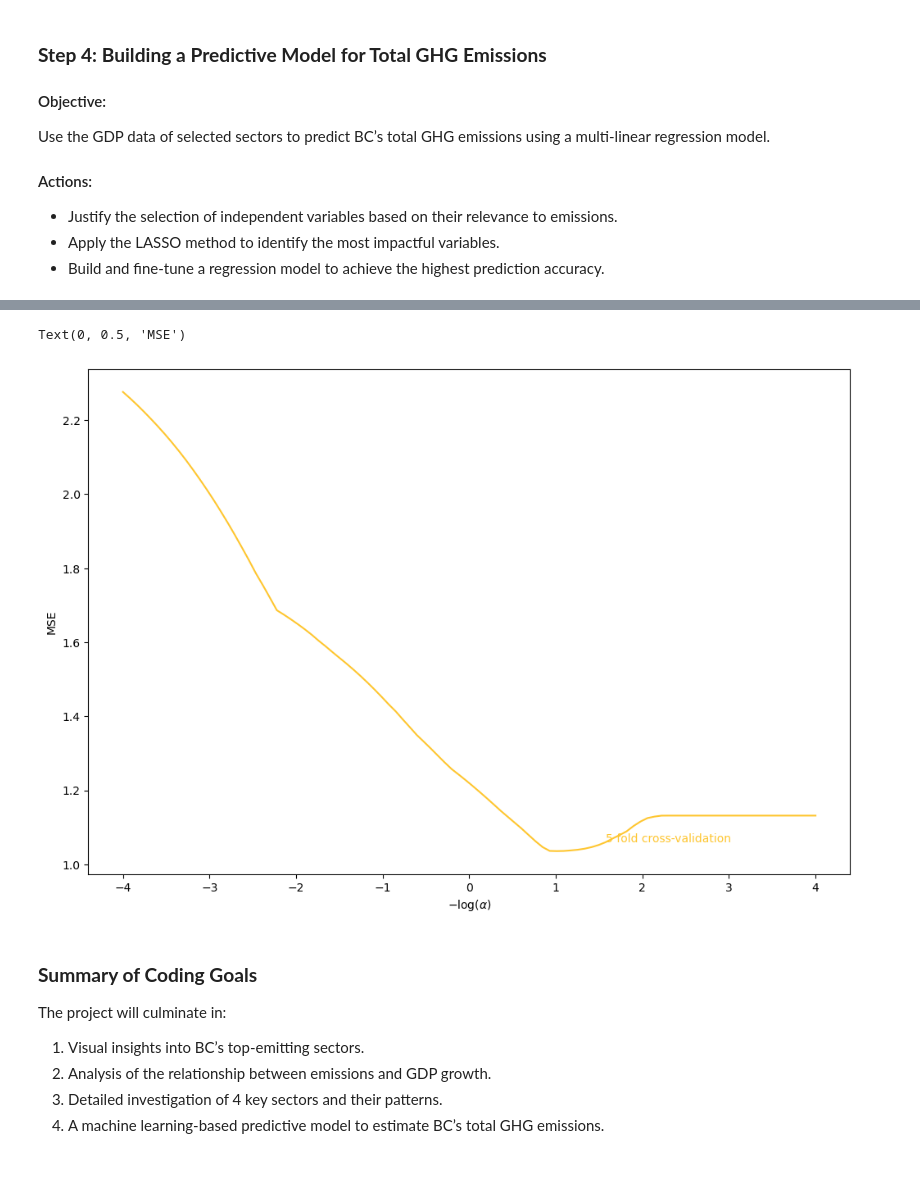
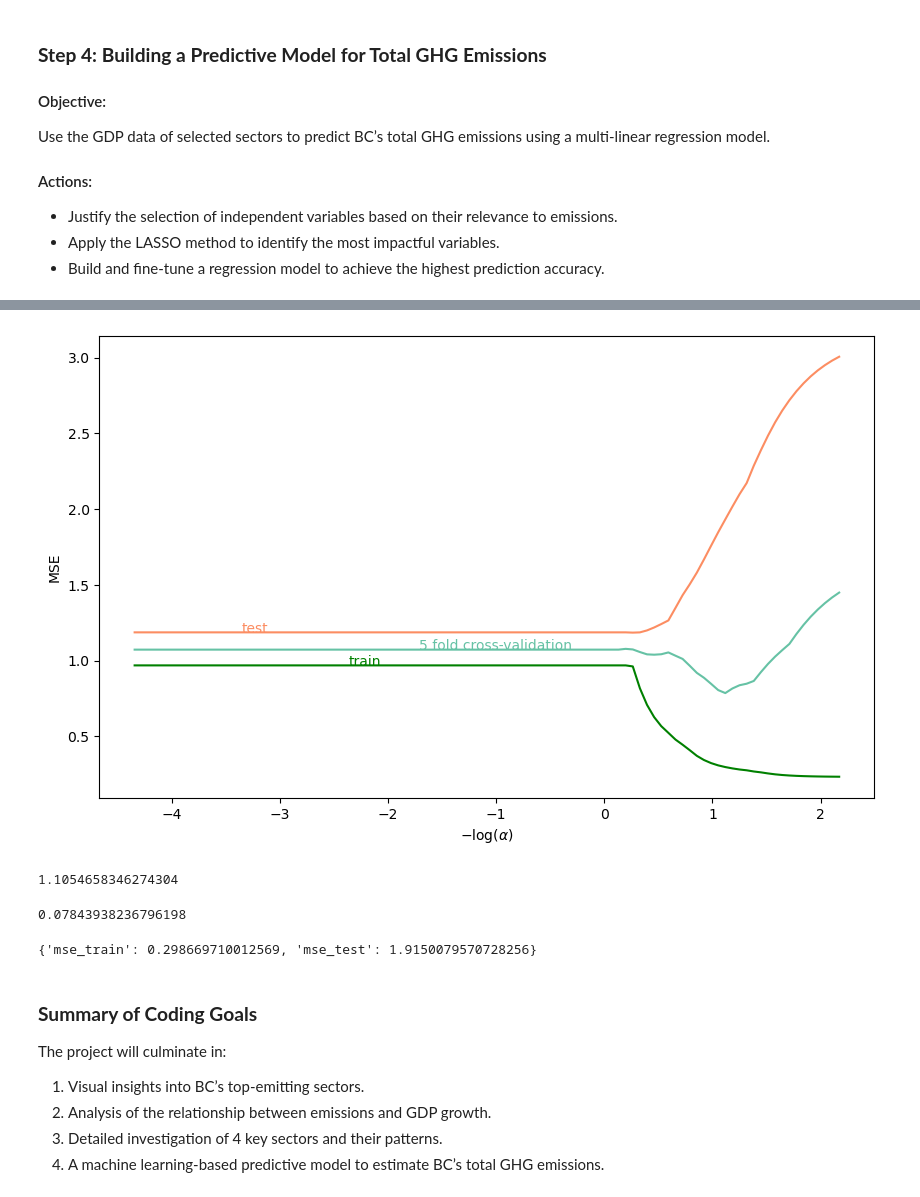
Before and after one commit to TuanTHoang/ECON-323-Group-Project, a Jupyter notebook: Carbon Emission Group Project - Mike-Winston Dec.14.ipynb, the cells around one changed output, grey strips where cells are left out. Cells and saved outputs as stored; diff of their text form; code cells hidden in the pictures; blank space fills up the shorter version.

```diff
--- a/Carbon Emission Group Project - Mike-Winston Dec.14.ipynb
+++ b/Carbon Emission Group Project - Mike-Winston Dec.14.ipynb
@@ -620,21 +624,45 @@ for coef_l, c, name in zip(coefs_lasso, color_cycle, list(x_train)):
+# %%
+from sklearn.model_selection import cross_val_score #plotting several testing set as one line
+mse["cv"] = [-np.mean(cross_val_score(linear_model.Lasso(alpha=alpha, max_iter=50000),
+                                  x_train, y_train, cv=5, scoring='neg_mean_squared_error'))
+          for alpha in alphas]
+mse.plot(x="log_alpha", y="cv", c=colors[2], ax=ax)
+ax.annotate("5 fold cross-validation", (mse.log_alpha[40], mse.cv[40]), color=colors[2])
+ax.get_legend().remove()
+ax.set_xlabel(r"$-\log(\alpha)$")
+ax.set_ylabel("MSE")
+fig
+# %% [output]
+[figure, added]
+# %%
+# LassoCV exploits special structure of lasso problem to minimize CV more efficiently
+lasso = linear_model.LassoCV(cv=5).fit(x_train,y_train)
+-np.log10(lasso.alpha_) # should roughly = minimizer on graph, not exactly equal due to random splitting
+# %% [output]
+1.1054658346274304
+# %%
+lasso.alpha_
+# %% [output]
+0.07843938236796198
+# %%
+fit_and_report_mses(linear_model.Lasso(alpha = lasso.alpha_), x_train, x_test, y_train, y_test)
+# %% [output]
+{'mse_train': 0.298669710012569, 'mse_test': 1.9150079570728256}
 # %%
-plt.close('all')
-fig, ax = plt.subplots(figsize=(12, 8))
-from sklearn.model_selection import cross_val_score
-colors = ['#165aa7', '#cb495c', '#fec630', '#bb60d5', '#f47915', '#06ab54', '#002070', '#b27d12', '#007030']
+#plt.close('all')
+#fig, ax = plt.subplots(figsize=(12, 8))
+#from sklearn.model_selection import cross_val_score
+#colors = ['#165aa7', '#cb495c', '#fec630', '#bb60d5', '#f47915', '#06ab54', '#002070', '#b27d12', '#007030']
 
-alphas = np.exp(np.linspace(1, -5, 100))
-mse["cv"] = [-np.mean(cross_val_score(linear_model.Lasso(alpha=alpha, max_iter=50000),
-                                  x_train, y_train, cv=5, scoring='neg_mean_squared_error'))
-          for alpha in alphas]
-mse.plot(x="log_alpha", y="cv", c=colors[2], ax=ax)
-ax.annotate("5 fold cross-validation", (mse.log_alpha[30], mse.cv[30]), color=colors[2])
-ax.get_legend().remove()
-ax.set_xlabel(r"$-\log(\alpha)$")
-ax.set_ylabel("MSE")
+#alphas = np.exp(np.linspace(1, -5, 100))
+#mse["cv"] = [-np.mean(cross_val_score(linear_model.Lasso(alpha=alpha, max_iter=50000),
+#                                  x_train, y_train, cv=5, scoring='neg_mean_squared_error'))
+#          for alpha in alphas]
+#mse.plot(x="log_alpha", y="cv", c=colors[2], ax=ax)
+#ax.annotate("5 fold cross-validation", (mse.log_alpha[30], mse.cv[30]), color=colors[2])
+#ax.get_legend().remove()
+#ax.set_xlabel(r"$-\log(\alpha)$")
+#ax.set_ylabel("MSE")
-# %% [output]
-Text(0, 0.5, 'MSE')
-[figure, removed]
 # %% [markdown]
 ### **Summary of Coding Goals**
 
```
Also changed, not shown: parts of 20 cells of this notebook, 6 other files.
